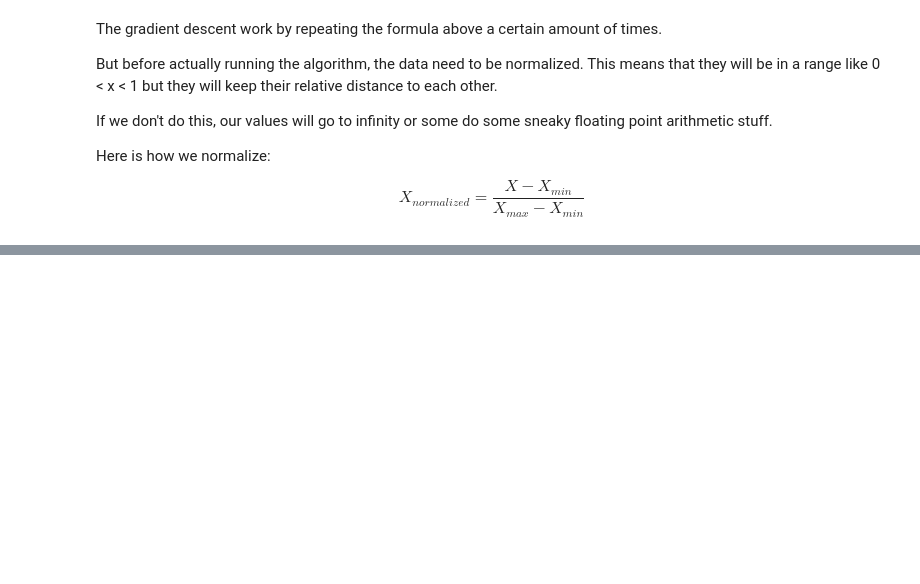
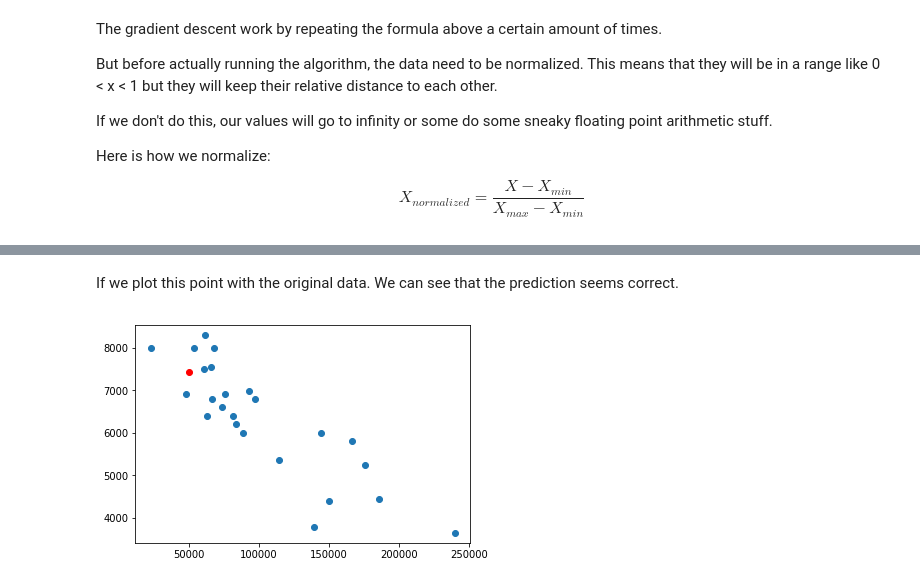
Before and after one commit to HappyTramp/ft_linear_regression, a Jupyter notebook: ft_linear_regression_notebook.ipynb, the cells around one changed output, grey strips where cells are left out. Drawn from its saved outputs; the diff is of its cells as text; code cells hidden in the pictures; blank space fills up the shorter version.

```diff
--- a/ft_linear_regression_notebook.ipynb
+++ b/ft_linear_regression_notebook.ipynb
@@ -233,0 +216,8 @@ print(h(50_000, theta1, theta0))
+# %% [markdown]
+If we plot this point with the original data. We can see that the prediction seems correct.
+# %%
+plt.scatter(km, price)
+plt.scatter([50_000], h(predict, theta1, theta0), color='r')
+plt.show()
+# %% [output]
+[figure, added]
```
Also changed, not shown: parts of 10 cells of this notebook, 6 other files.
